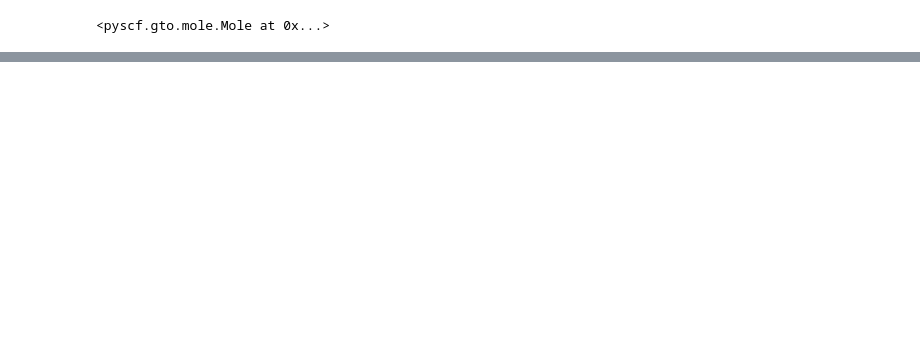
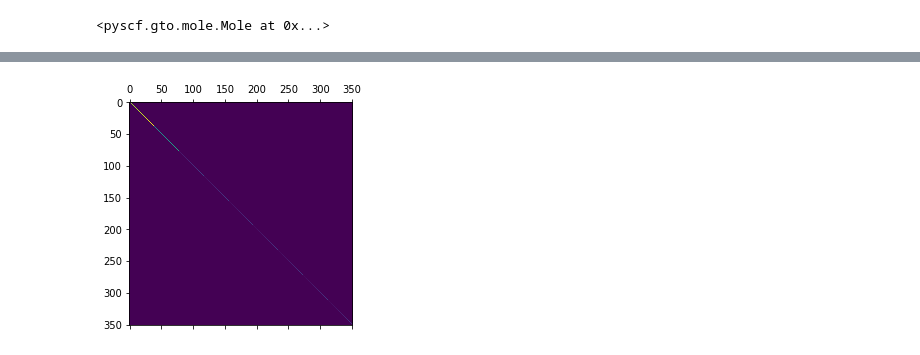
Before and after one commit to John-zzh/ris-precond-Davidson, a Jupyter notebook: test_sTDA.ipynb, the cells around one changed output, grey strips where cells are left out. Saved outputs shown, nothing was run; the diff lists cells and outputs as text; code cells hidden in the pictures; blank space fills up the shorter version.

```diff
--- a/test_sTDA.ipynb
+++ b/test_sTDA.ipynb
@@ -394,47 +445,60 @@ print (aoslice)
 # %%
-# iajb_v = np.einsum('Aia, Bjb, AB, jbm -> iam', q_tensor_ia, q_tensor_ia, GammaK, V)
+# # iajb_v = np.einsum('Aia, Bjb, AB, jbm -> iam', q_tensor_ia, q_tensor_ia, GammaK, V)
 
-# ijab_v = np.einsum('Aij, Bab, AB, jbm -> iam', q_tensor_ij, q_tensor_ab, GammaJ, V)
+# # ijab_v = np.einsum('Aij, Bab, AB, jbm -> iam', q_tensor_ij, q_tensor_ab, GammaJ, V)
 
 
-def iajb_fly (V):
-    V = V.reshape(occupied, virtual, -1)
-    Q_K_V = np.einsum('Ajb, jbm -> Am', Q_K, V)
-    iajb_V = np.einsum('Aia, Am -> iam', q_tensor_ia, Q_K_V).reshape(occupied*virtual, -1)
-#     print('iajb done')
-    return iajb_V
+# def iajb_fly (V):
+#     V = V.reshape(n_occ, n_vir, -1)
+#     Q_K_V = np.einsum('Ajb, jbm -> Am', Q_K, V)
+#     iajb_V = np.einsum('Aia, Am -> iam', q_tensor_ia, Q_K_V).reshape(n_occ*n_vir, -1)
+# #     print('iajb done')
+#     return iajb_V
 
-def ijab_fly (V):
-    V = V.reshape(occupied, virtual, -1)
-#     ijab_v = np.einsum('Aij, Aab, jbm -> iam', q_tensor_ij, Q_J,  V)
+# def ijab_fly (V):
+#     V = V.reshape(n_occ, n_vir, -1)
+# #     ijab_v = np.einsum('Aij, Aab, jbm -> iam', q_tensor_ij, Q_J,  V)
 
-    Aij_V = np.einsum('Aij, jbm -> Aibm', q_tensor_ij, V)
-    ijab_V = np.einsum('Aab, Aibm -> iam', Q_J, Aij_V).reshape(occupied*virtual, -1)
+#     Aij_V = np.einsum('Aij, jbm -> Aibm', q_tensor_ij, V)
+#     ijab_V = np.einsum('Aab, Aibm -> iam', Q_J, Aij_V).reshape(n_occ*n_vir, -1)
 
-#     print ('ijab done')
-#     Aab_V = np.einsum('Aab, jbm -> jAam', Q_J, V)
-#     ijab_V = np.einsum('Aij, jAam -> iam', q_tensor_ij, Aab_V).reshape(occupied*virtual, -1)
-    return ijab_V
+# #     print ('ijab done')
+# #     Aab_V = np.einsum('Aab, jbm -> jAam', Q_J, V)
+# #     ijab_V = np.einsum('Aij, jAam -> iam', q_tensor_ij, Aab_V).reshape(n_occ*n_vir, -1)
+#     return ijab_V
 
-delta_diag_A = np.zeros((occupied, virtual))
-for i in range (0, occupied):
-    for a in range (0, virtual):
-        delta_diag_A[i,a] = (MOe[occupied+a] - MOe[i])
+# delta_diag_A = hdiag.reshape(n_occ, n_vir)
 
-# delta_ij = np.eye(occupied,occupied)
-# delta_ab = np.eye(virtual,virtual)
-def delta_fly (V):
-    V = V.reshape(occupied, virtual, -1)
-#     print ('Shape of V = ', np.shape(V))
-    #delta_v = np.einsum('ij,ab,ia,jb -> ia',delta_ij,delta_ab,delta_diag_A, v)
-    delta_v = np.einsum('ia,iam -> iam', delta_diag_A, V).reshape(occupied*virtual, -1)
-    return delta_v
 
-def sTDA_fly (V):
-    V = V.reshape(occupied*virtual,-1)
-    # -1 means shape of first dimension is not asigned, but can be inferred with the rest dimension
-    # this feature can deal with multiple vectors
-    sTDA_V =  delta_fly (V) + 2*iajb_fly (V) - ijab_fly (V)
-#     sTDA_V = sTDA_V.reshape(occupied*virtual, -1)
-#     print (np.shape(sTDA_v))
-    return sTDA_V
+# def delta_fly (V):
+#     V = V.reshape(n_occ, n_vir, -1)
+# #     print ('Shape of V = ', np.shape(V))
+#     #delta_v = np.einsum('ij,ab,ia,jb -> ia',delta_ij,delta_ab,delta_diag_A, v)
+#     delta_v = np.einsum('ia,iam -> iam', delta_diag_A, V).reshape(n_occ*n_vir, -1)
+#     return delta_v
+
+# def sTDA_fly (V):
+#     V = V.reshape(n_occ*n_vir,-1)
+#     # -1 means shape of first dimension is not asigned, but can be inferred with the rest dimension
+#     # this feature can deal with multiple vectors
+#     sTDA_V =  delta_fly (V) + 2*iajb_fly (V) - ijab_fly (V)
+# #     sTDA_V = sTDA_V.reshape(n_occ*n_vir, -1)
+# #     print (np.shape(sTDA_v))
+#     return sTDA_V
+
+# n = occupied * virtual
+# I = np.eye(n)
+
+# start = time.time()
+# sTDA_B = sTDA_fly (I)
+# end = time.time()
+
+
+
+# s,k = np.linalg.eigh(sTDA_B)
+# print (s[:10]*27.21138624598853)
+
+
+# plt.matshow(sTDA_B)
+# plt.show()
+# %% [output]
@@ -440,0 +507 @@ def sTDA_fly (V):
+[figure, added]
```
Also changed, not shown: parts of 29 cells of this notebook, 5 other files.
